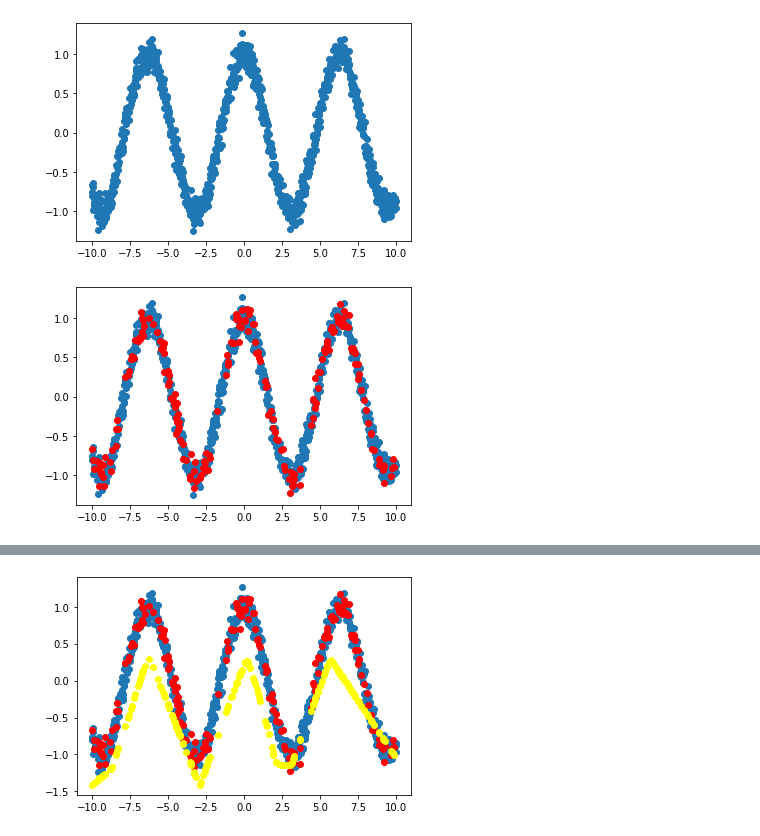
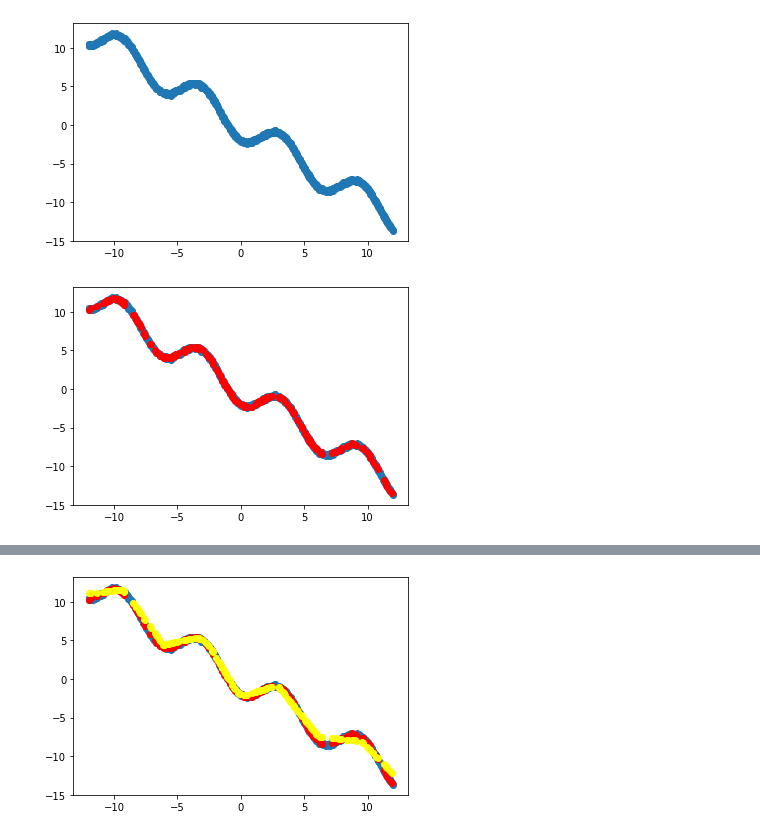
Before and after one commit to felixjchen/neural-network, a Jupyter notebook: regression.ipynb, the cells around one changed output, grey strips where cells are left out. Drawn from its saved outputs; the diff is of its cells as text; code cells hidden in the pictures.

```diff
--- a/regression.ipynb
+++ b/regression.ipynb
@@ -7,14 +7,14 @@ import numpy as np
 import matplotlib.pyplot as plt
 # %%
 n=1000
-X = np.linspace(-10, 10, num=n)
+X = np.linspace(-12, 12, num=n)
 noise = np.random.normal(0, 0.1, n)
-y = (np.cos(X)) + noise
+y = -(2*np.cos(X) + X) + noise
 
 plt.scatter(X, y)
 plt.show()
 # %% [output]
-[figure, old version]
+[figure, new version]
 # %%
 trainingSetSize = int(0.8*n)
 trainIdxs = np.random.choice(n, trainingSetSize, replace=False)
@@ -26,17 +26,14 @@ plt.scatter(train_X, train_y)
 plt.scatter(val_X, val_y, color="red")
 plt.show()
 # %% [output]
-[figure, old version]
+[figure, new version]
 # %%
-# sin x model = NeuralNetwork(size=[1, 30, 30, 1],
-#                       activation=[ReLU(0.1), ReLU(0.1),  Linear(1)],
-#                       loss=CrossEntropy())
+model = NeuralNetwork(size=[1, 50, 50, 1],
+                      activation=[ReLU6(), ReLU6(), Linear()],
+                      loss=Quadratic(),
+                      regression=True)
 
-model = NeuralNetwork(size=[1, 50, 50, 1],
-                      activation=[ReLU(0.1), ReLU(0.1),   Linear(1)],
-                      loss=CrossEntropy())
-
-model.SGD(train_X, train_y, val_X, val_y, epochs=1000, batch_percent=0.05, eta=1, lmbda=0.5, verbose=False)
+model.SGD(train_X, train_y, val_X, val_y, epochs=500, batch_percent=0.05, eta=0.001, lmbda=0.5, verbose=True)
 modelY = model.feedforward(val_X)
 
 plt.scatter(train_X, train_y)
@@ -47 +61 @@ plt.show()
-[figure, old version]
+[figure, new version]
```
Also changed, not shown: parts of 2 cells of this notebook, 5 other files.
